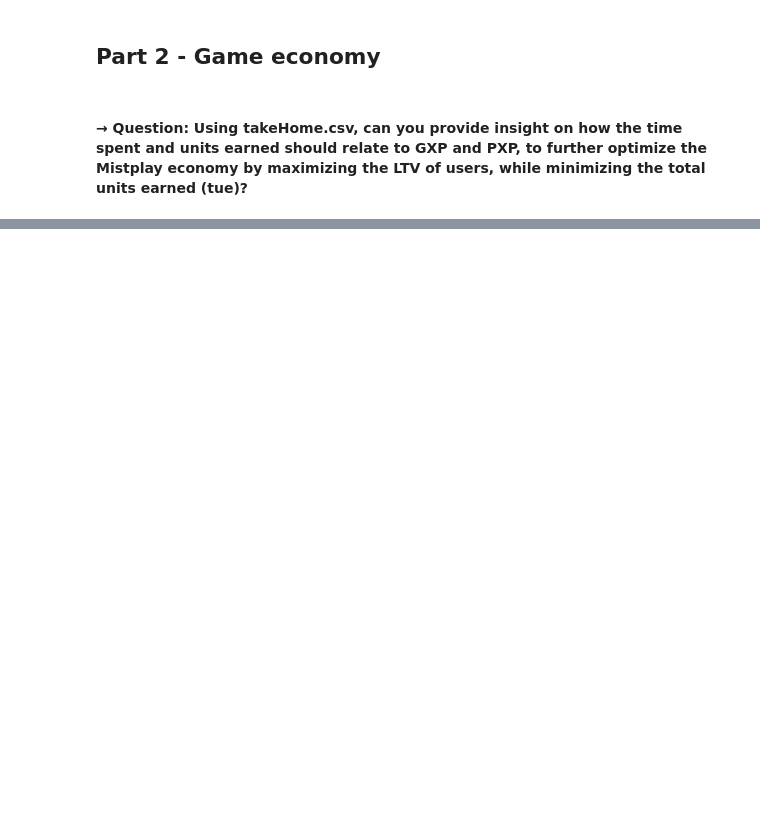
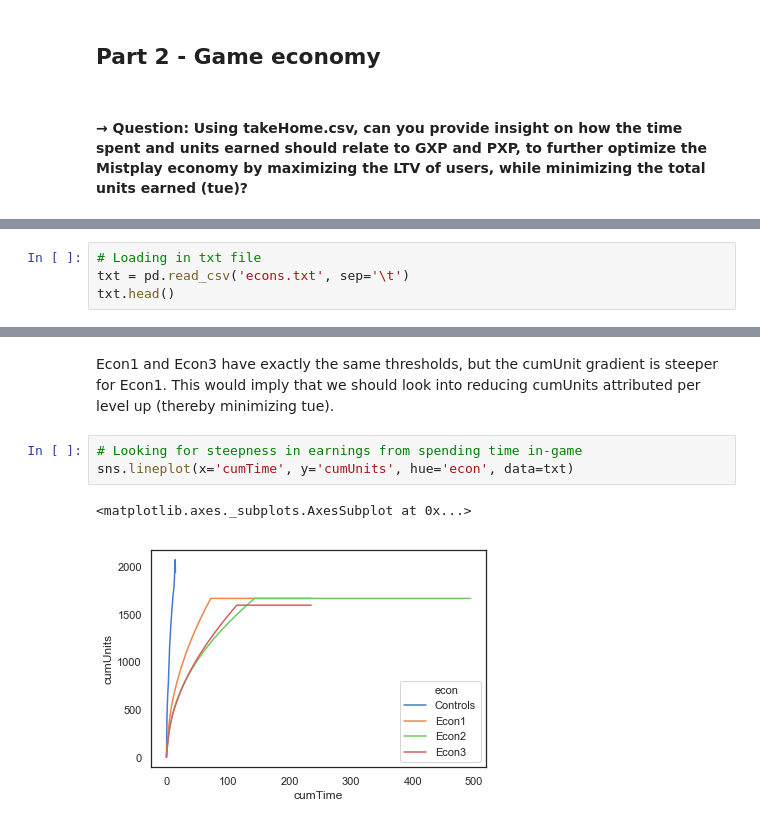
Before and after one commit to gosselinmarcantoine/data-analysis-challenge-mistplay, a Jupyter notebook: Data-Analysis-Challenge.ipynb, the cells around one changed output, grey strips where cells are left out. Drawn from its saved outputs; the diff is of its cells as text; blank space fills up the shorter version.

```diff
--- a/Data-Analysis-Challenge.ipynb
+++ b/Data-Analysis-Challenge.ipynb
@@ -201,0 +160,4 @@ sts.head()
+# %%
+# Loading in txt file
+txt = pd.read_csv('econs.txt', sep='\t')
+txt.head()
@@ -201,0 +192,8 @@ sts.head()
+# %% [markdown]
+Econ1 and Econ3 have exactly the same thresholds, but the cumUnit gradient is steeper for Econ1. This would imply that we should look into reducing cumUnits attributed per level up (thereby minimizing tue).
+# %%
+# Looking for steepness in earnings from spending time in-game
+sns.lineplot(x='cumTime', y='cumUnits', hue='econ', data=txt)
+# %% [output]
+<matplotlib.axes._subplots.AxesSubplot at 0x...>
+[figure, added]
```
Also changed, not shown: parts of 27 cells of this notebook, 1 other file.
